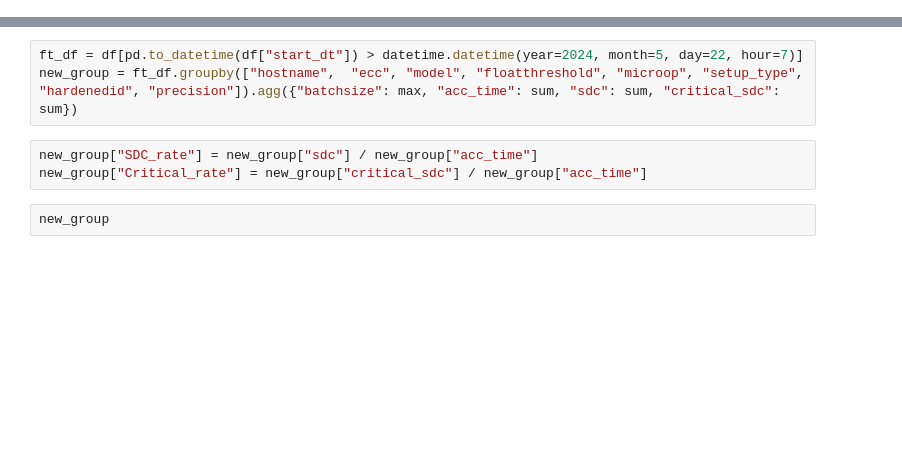
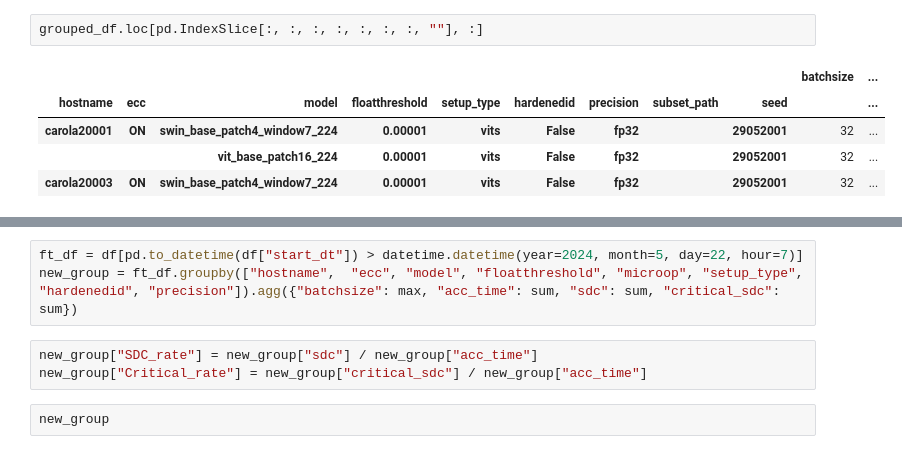
Before and after one commit to diehardnet/vitsreliability, a Jupyter notebook: parsers/show_rad_experiments_partial_results.ipynb, the cells around one changed output, grey strips where cells are left out. Drawn from its saved outputs; the diff is of its cells as text; blank space fills up the shorter version.

```diff
--- a/parsers/show_rad_experiments_partial_results.ipynb
+++ b/parsers/show_rad_experiments_partial_results.ipynb
@@ -31 +91,9 @@ grouped_df["Critical_rate"] = grouped_df["critical_sdc"] / grouped_df["acc_time"
+# %%
+grouped_df.loc[pd.IndexSlice[:, :, :, :, :, :, :, ""], :]
+# %% [output]
+|  |  |  |  |  |  |  |  |  | batchsize | ... |
+| hostname | ecc | model | floatthreshold | setup_type | hardenedid | precision | subset_path | seed |  | ... |
+| carola20001 | ON | swin_base_patch4_window7_224 | 0.00001 | vits | False | fp32 |  | 29052001 | 32 | ... |
+|  |  | vit_base_patch16_224 | 0.00001 | vits | False | fp32 |  | 29052001 | 32 | ... |
+| carola20003 | ON | swin_base_patch4_window7_224 | 0.00001 | vits | False | fp32 |  | 29052001 | 32 | ... |
 # %%
```
Also changed, not shown: parts of 7 cells of this notebook, 2 other files.
